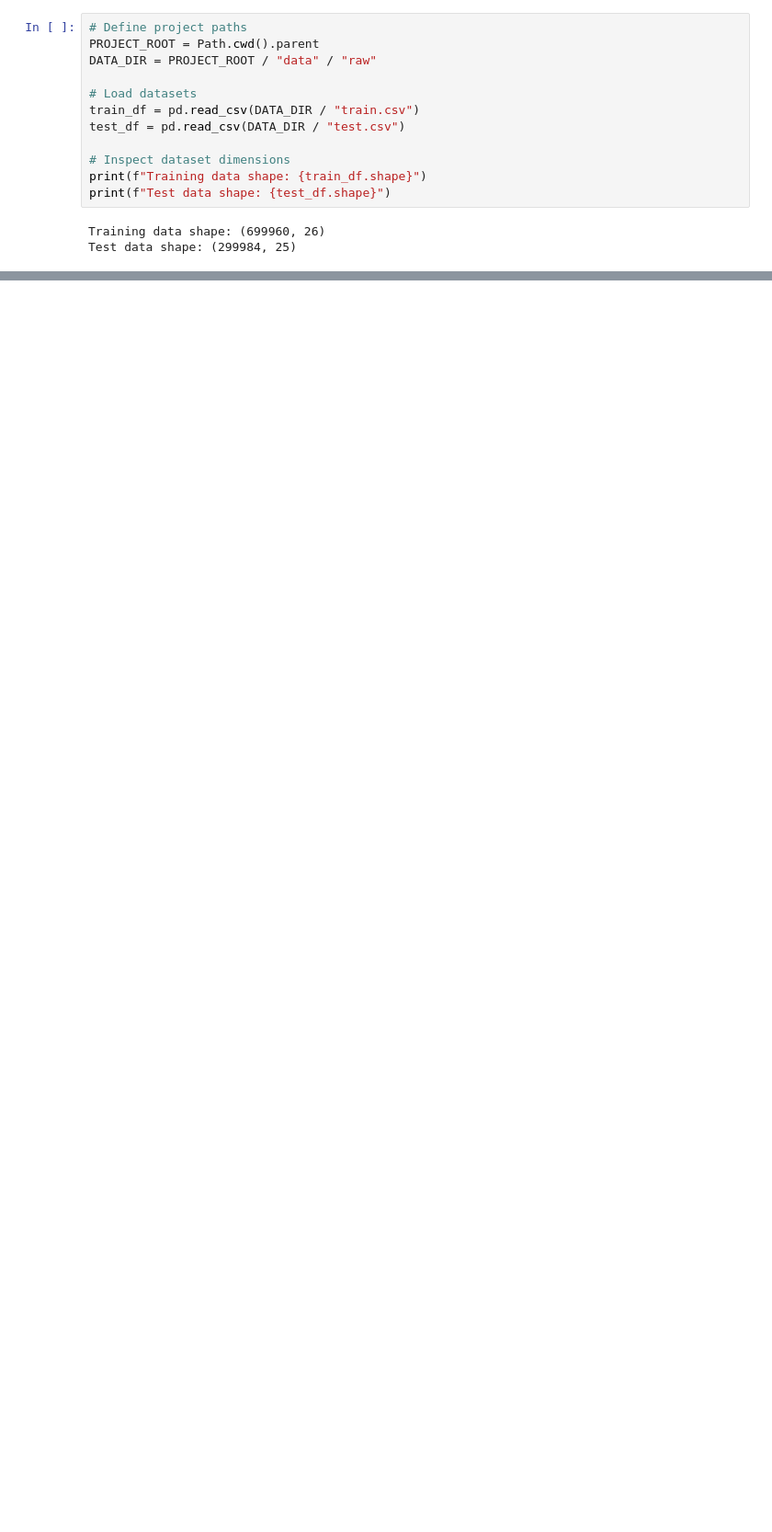
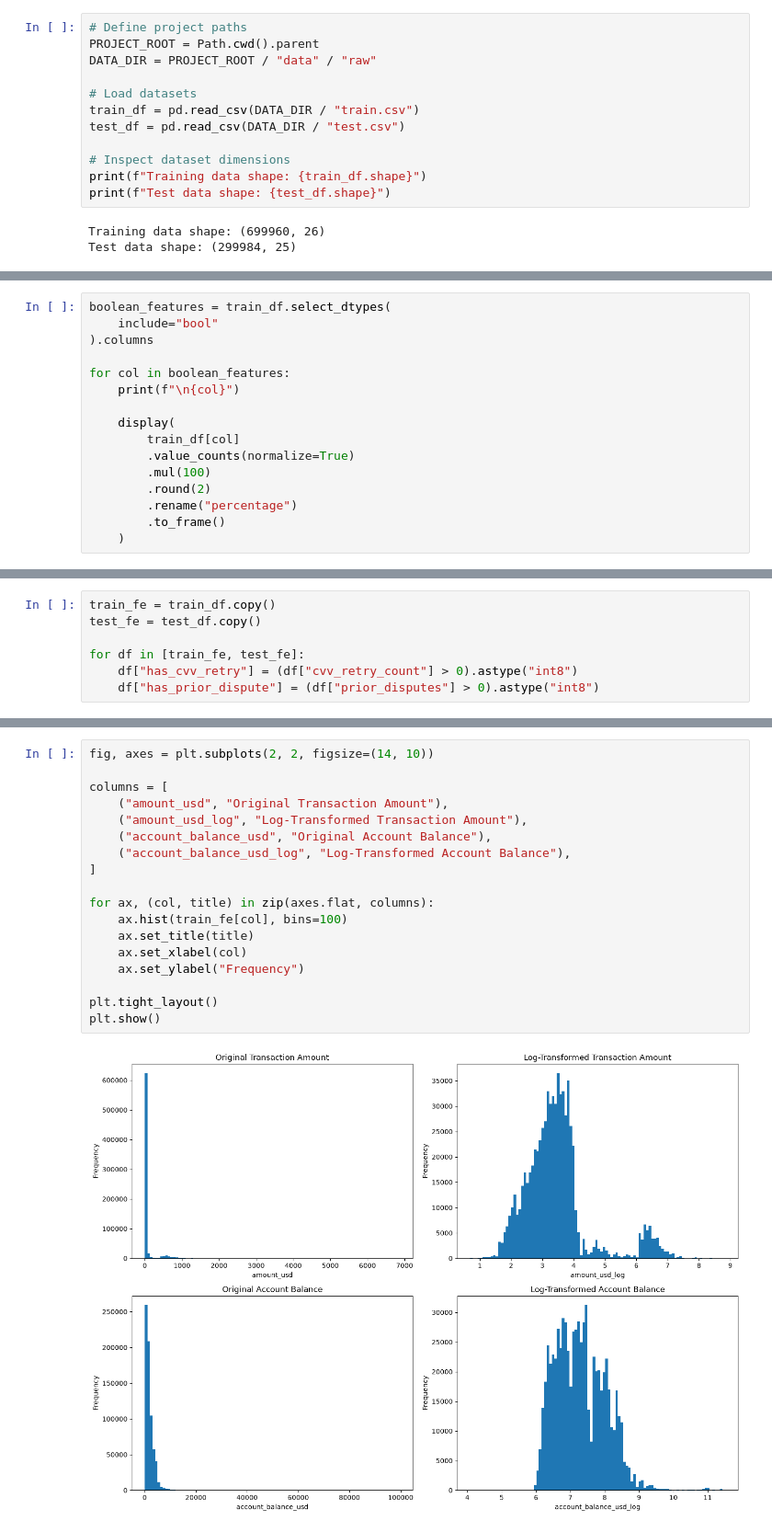
Before and after one commit to PravinMaleya/credit-card-fraud-detection, a Jupyter notebook: notebooks/03_feature_engineering.ipynb, the cells around one changed output, grey strips where cells are left out. Shown at 92% size. Drawn from its saved outputs; the diff is of its cells as text; blank space fills up the shorter version.

```diff
--- a/notebooks/03_feature_engineering.ipynb
+++ b/notebooks/03_feature_engineering.ipynb
@@ -39,0 +337,16 @@ Test data shape: (299984, 25)
+# %%
+boolean_features = train_df.select_dtypes(
+    include="bool"
+).columns
+
+for col in boolean_features:
+    print(f"\n{col}")
+
+    display(
+        train_df[col]
+        .value_counts(normalize=True)
+        .mul(100)
+        .round(2)
+        .rename("percentage")
+        .to_frame()
+    )
@@ -39,0 +449,7 @@ Test data shape: (299984, 25)
+# %%
+train_fe = train_df.copy()
+test_fe = test_df.copy()
+
+for df in [train_fe, test_fe]:
+    df["has_cvv_retry"] = (df["cvv_retry_count"] > 0).astype("int8")
+    df["has_prior_dispute"] = (df["prior_disputes"] > 0).astype("int8")
@@ -39,0 +595,20 @@ Test data shape: (299984, 25)
+# %%
+fig, axes = plt.subplots(2, 2, figsize=(14, 10))
+
+columns = [
+    ("amount_usd", "Original Transaction Amount"),
+    ("amount_usd_log", "Log-Transformed Transaction Amount"),
+    ("account_balance_usd", "Original Account Balance"),
+    ("account_balance_usd_log", "Log-Transformed Account Balance"),
+]
+
+for ax, (col, title) in zip(axes.flat, columns):
+    ax.hist(train_fe[col], bins=100)
+    ax.set_title(title)
+    ax.set_xlabel(col)
+    ax.set_ylabel("Frequency")
+
+plt.tight_layout()
+plt.show()
+# %% [output]
+[figure, added]
```
Also changed, not shown: parts of 45 cells of this notebook.
